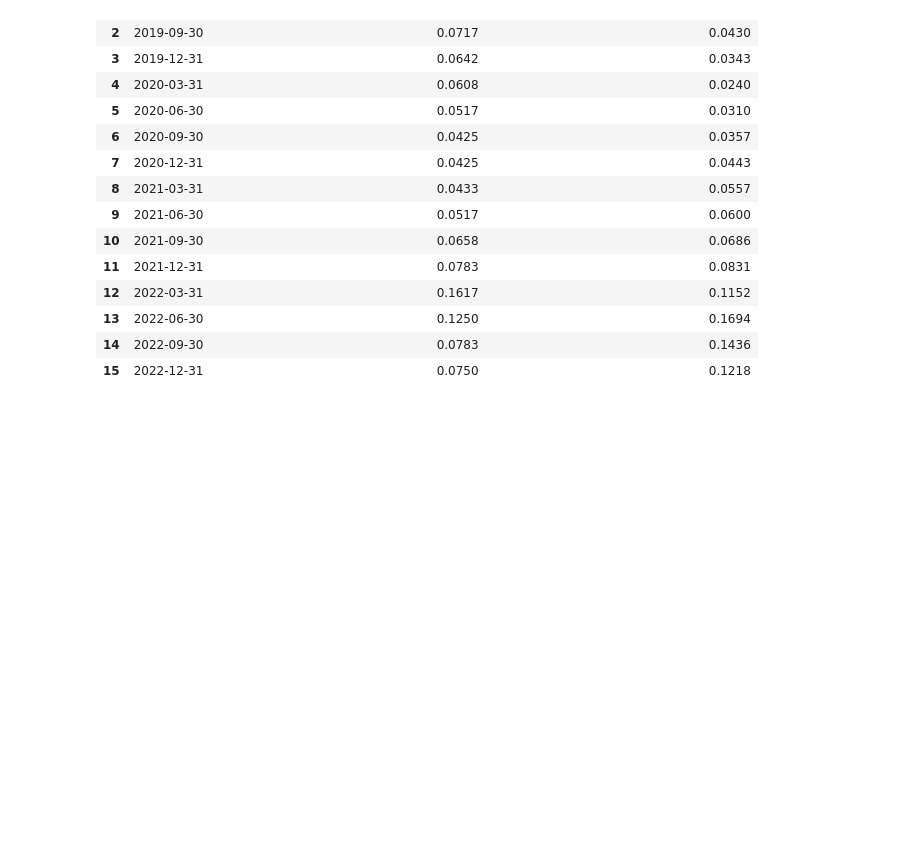
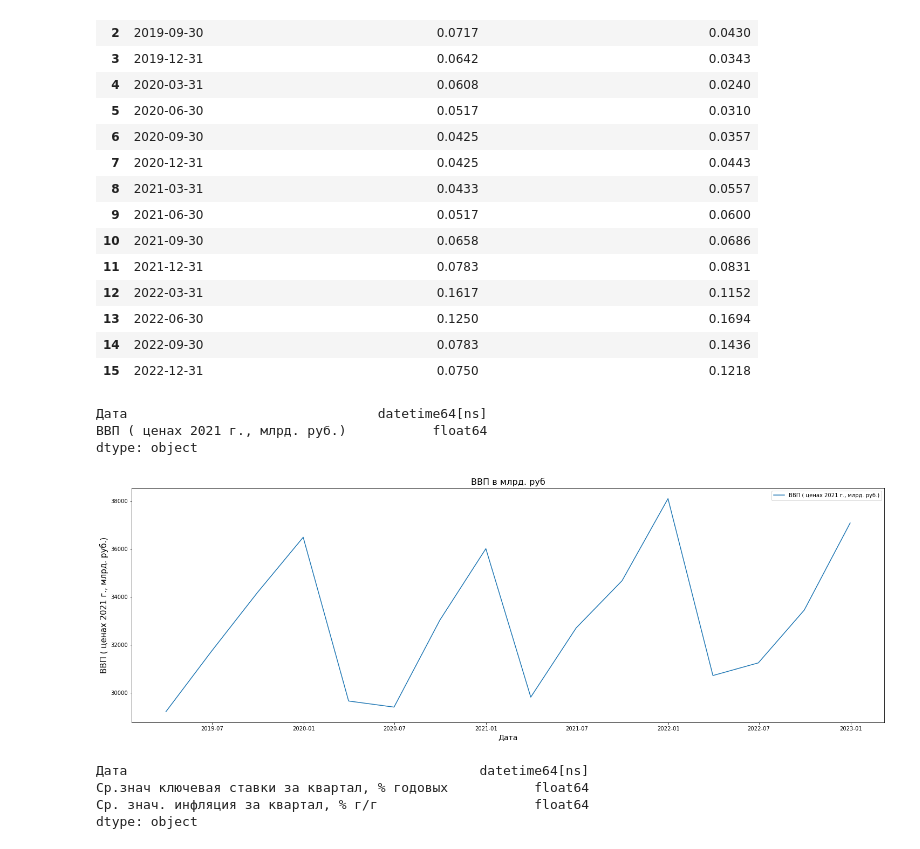
Before and after one commit to torosyantig/microfinance_market, a Jupyter notebook: model.ipynb, the cells around one changed output. Saved outputs shown, nothing was run; the diff lists cells and outputs as text; code cells hidden in the pictures; blank space fills up the shorter version.

Commit message:
added some graphs

```diff
--- a/model.ipynb
+++ b/model.ipynb
@@ -179,3 +180,32 @@ inflation
 | 13 | 2022-06-30 | 0.1250 | 0.1694 |
 | 14 | 2022-09-30 | 0.0783 | 0.1436 |
 | 15 | 2022-12-31 | 0.0750 | 0.1218 |
+# %%
+gdp.dtypes
+# %% [output]
+Дата                                datetime64[ns]
+ВВП ( ценах 2021 г., млрд. руб.)           float64
+dtype: object
+# %%
+
+import matplotlib.dates as mdates
+
+
+# Построение графика
+plt.figure(figsize=(25,8))
+plt.plot(gdp['Дата'], gdp['ВВП ( ценах 2021 г., млрд. руб.)'])
+plt.title('ВВП в млрд. руб', fontsize=16)
+plt.xlabel('Дата', fontsize=14 )
+plt.ylabel('ВВП ( ценах 2021 г., млрд. руб.)', fontsize = 15)
+plt.legend(['ВВП ( ценах 2021 г., млрд. руб.)'])
+
+plt.show()
+# %% [output]
+[figure, added]
+# %%
+inflation.dtypes
+# %% [output]
+Дата                                             datetime64[ns]
+Ср.знач ключевая ставки за квартал, % годовых           float64
+Ср. знач. инфляция за квартал, % г/г                    float64
+dtype: object
```
Also changed, not shown: parts of 7 cells of this notebook.
